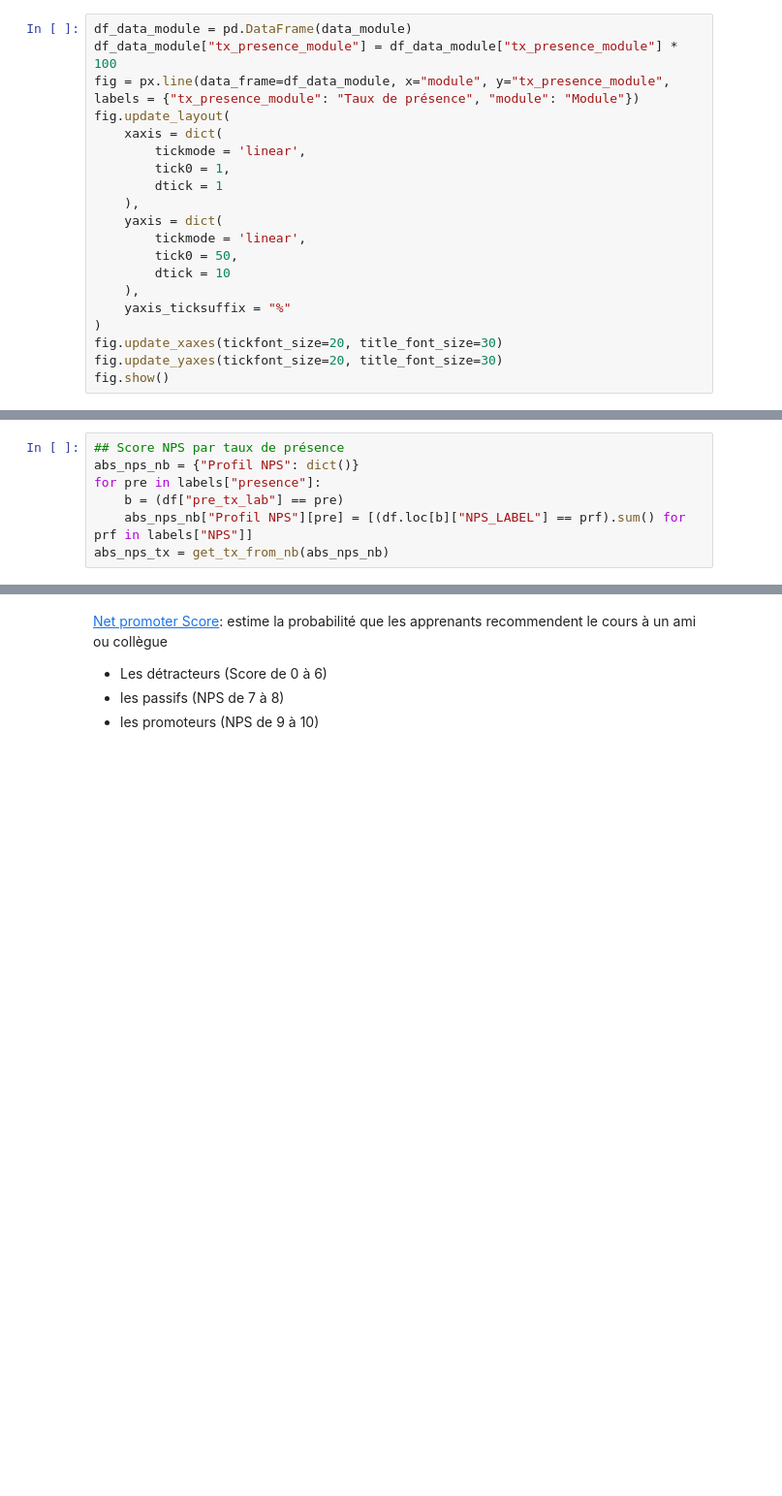
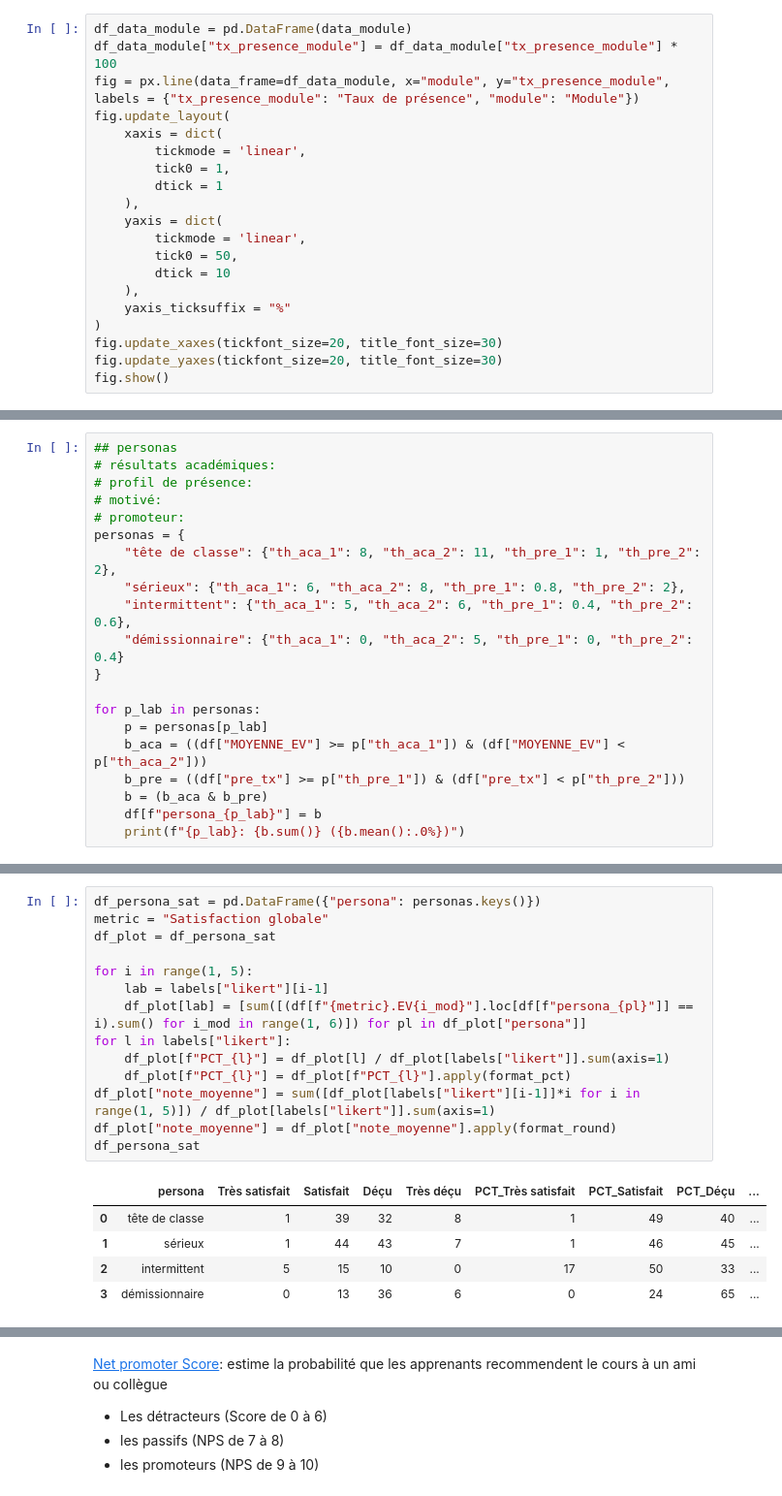
Before and after one commit to selimrbd/P7-forma-IRC, a Jupyter notebook: src/2-analysis.ipynb, the cells around one changed output, grey strips where cells are left out. Shown at 97% size. Saved outputs shown, nothing was run; the diff lists cells and outputs as text; blank space fills up the shorter version.

```diff
--- a/src/2-analysis.ipynb
+++ b/src/2-analysis.ipynb
@@ -229,7 +262,0 @@ pre_aca_tx = get_tx_from_nb(pre_aca_nb)
-# %%
-## Score NPS par taux de présence
-abs_nps_nb = {"Profil NPS": dict()}
-for pre in labels["presence"]:
-    b = (df["pre_tx_lab"] == pre)
-    abs_nps_nb["Profil NPS"][pre] = [(df.loc[b]["NPS_LABEL"] == prf).sum() for prf in labels["NPS"]]
-abs_nps_tx = get_tx_from_nb(abs_nps_nb)
@@ -249,0 +303,20 @@ plot_horizontal_barchart(cats, abs_nps_tx[mes], top_labels, inv_cats=ic, inv_val
+# %%
+## personas
+# résultats académiques:
+# profil de présence:
+# motivé:
+# promoteur:
+personas = {
+    "tête de classe": {"th_aca_1": 8, "th_aca_2": 11, "th_pre_1": 1, "th_pre_2": 2},
+    "sérieux": {"th_aca_1": 6, "th_aca_2": 8, "th_pre_1": 0.8, "th_pre_2": 2},
+    "intermittent": {"th_aca_1": 5, "th_aca_2": 6, "th_pre_1": 0.4, "th_pre_2": 0.6},
+    "démissionnaire": {"th_aca_1": 0, "th_aca_2": 5, "th_pre_1": 0, "th_pre_2": 0.4}
+}
+
+for p_lab in personas:
+    p = personas[p_lab]
+    b_aca = ((df["MOYENNE_EV"] >= p["th_aca_1"]) & (df["MOYENNE_EV"] < p["th_aca_2"]))
+    b_pre = ((df["pre_tx"] >= p["th_pre_1"]) & (df["pre_tx"] < p["th_pre_2"]))
+    b = (b_aca & b_pre)
+    df[f"persona_{p_lab}"] = b
+    print(f"{p_lab}: {b.sum()} ({b.mean():.0%})")
@@ -249,0 +338,20 @@ plot_horizontal_barchart(cats, abs_nps_tx[mes], top_labels, inv_cats=ic, inv_val
+# %%
+df_persona_sat = pd.DataFrame({"persona": personas.keys()})
+metric = "Satisfaction globale"
+df_plot = df_persona_sat
+
+for i in range(1, 5):
+    lab = labels["likert"][i-1]
+    df_plot[lab] = [sum([(df[f"{metric}.EV{i_mod}"].loc[df[f"persona_{pl}"]] == i).sum() for i_mod in range(1, 6)]) for pl in df_plot["persona"]]
+for l in labels["likert"]:
+    df_plot[f"PCT_{l}"] = df_plot[l] / df_plot[labels["likert"]].sum(axis=1)
+    df_plot[f"PCT_{l}"] = df_plot[f"PCT_{l}"].apply(format_pct)
+df_plot["note_moyenne"] = sum([df_plot[labels["likert"][i-1]]*i for i in range(1, 5)]) / df_plot[labels["likert"]].sum(axis=1)
+df_plot["note_moyenne"] = df_plot["note_moyenne"].apply(format_round)
+df_persona_sat
+# %% [output]
+|  | persona | Très satisfait | Satisfait | Déçu | Très déçu | PCT_Très satisfait | PCT_Satisfait | PCT_Déçu | ... |
+| 0 | tête de classe | 1 | 39 | 32 | 8 | 1 | 49 | 40 | ... |
+| 1 | sérieux | 1 | 44 | 43 | 7 | 1 | 46 | 45 | ... |
+| 2 | intermittent | 5 | 15 | 10 | 0 | 17 | 50 | 33 | ... |
+| 3 | démissionnaire | 0 | 13 | 36 | 6 | 0 | 24 | 65 | ... |
```
Also changed, not shown: parts of 60 cells of this notebook, 1 other file.
